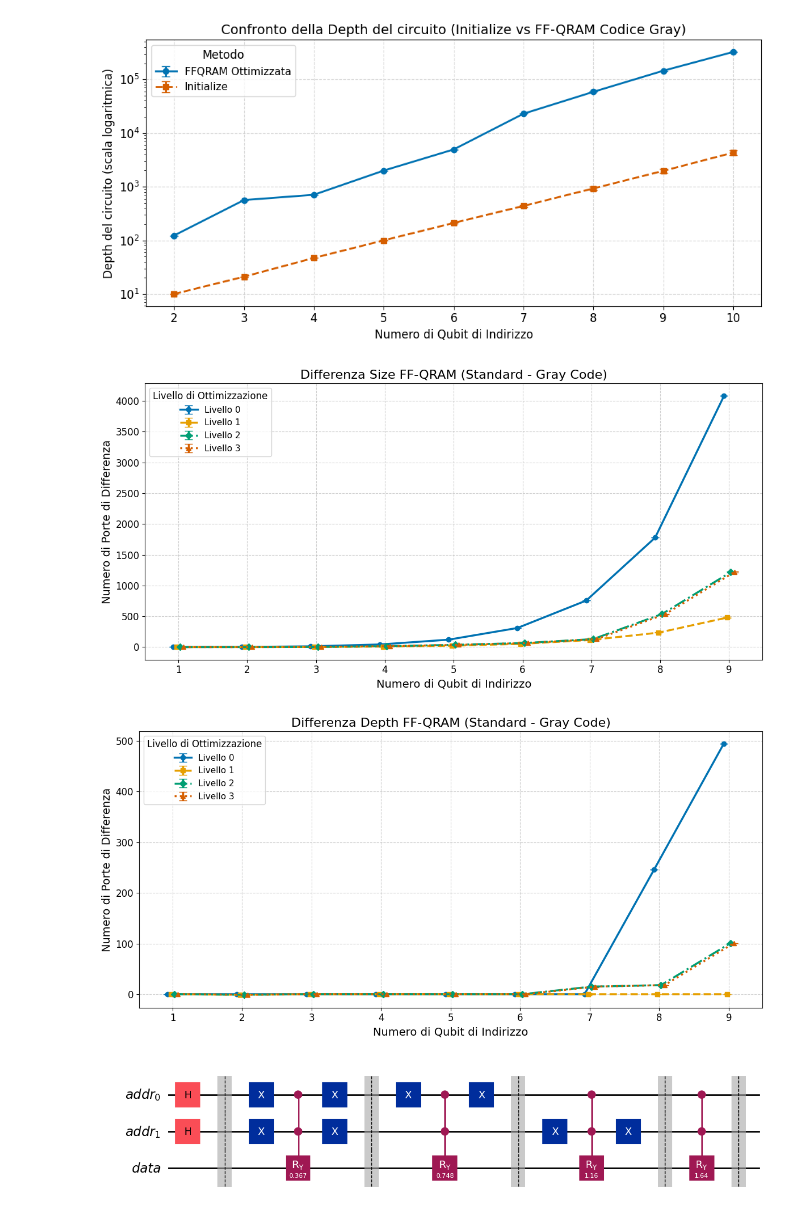
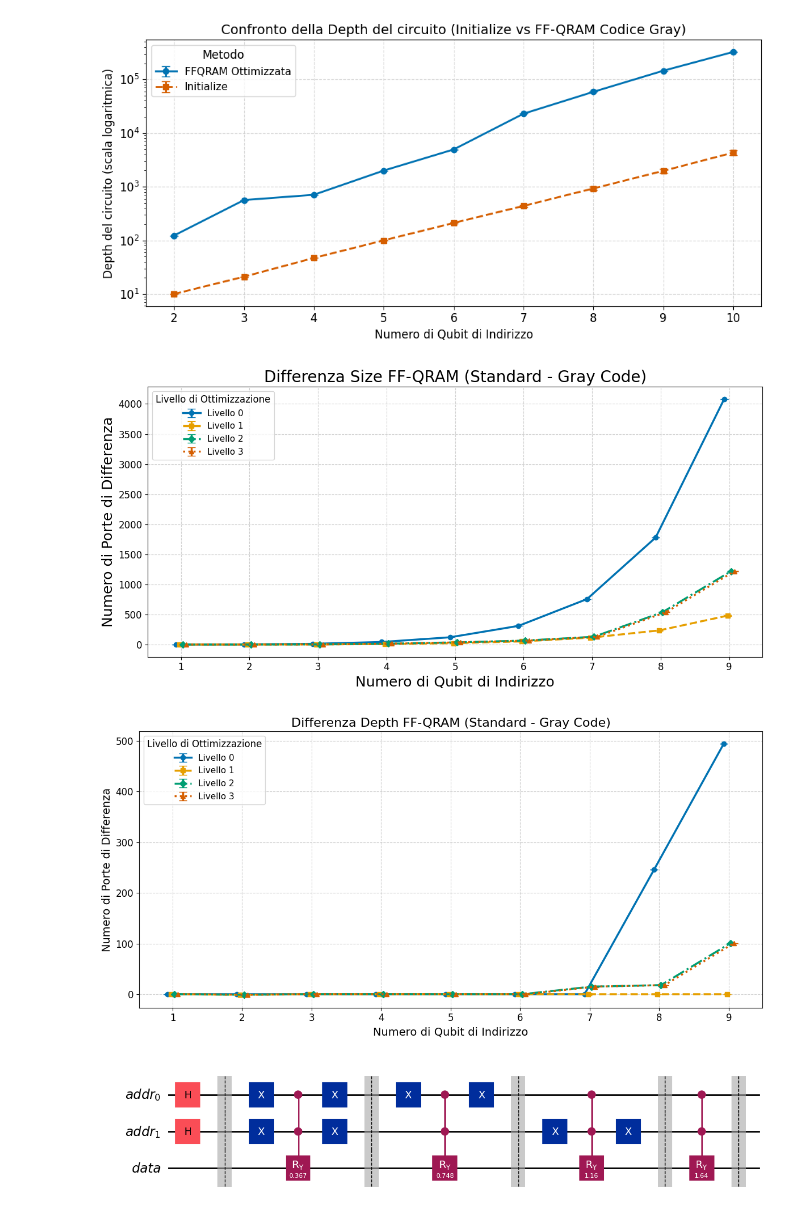
Before and after one commit to daviderossi11/quantum, a Jupyter notebook: quantum/main.ipynb, the cells around one changed output. Cells and saved outputs as stored; diff of their text form; code cells hidden in the pictures.

```diff
--- a/quantum/main.ipynb
+++ b/quantum/main.ipynb
@@ -1082,33 +1082,40 @@ from qiskit.providers.fake_provider import GenericBackendV2
 from qiskit.quantum_info import Statevector
 import numpy as np
 from matplotlib import pyplot as plt
+from numpy import arcsin
 
-
-n =3
-random_array = np.random.rand(2**n)
-normalized_array = random_array / np.linalg.norm(random_array)
+n=2
+random_array = [np.sqrt(0.05),np.sqrt(0.15), np.sqrt(0.35), np.sqrt(0.5)]
+normalized_array = random_array
 print(normalized_array)
+amplitudes = 2*arcsin(normalized_array)
+print(amplitudes)
 
 
 
 circuit, _ =create_ffqram_gc_circuit(n,random_array,0,True)
 
-init_gate = Initialize(normalized_array)
-print(init_gate.num_qubits)
-qc = QuantumCircuit(3)  # Match the number of qubits to the state size
-qc.append(init_gate, range(3))
+#init_gate = Initialize(normalized_array)
+#print(init_gate.num_qubits)
+#qc = QuantumCircuit(3)  # Match the number of qubits to the state size
+#qc.append(init_gate, range(2))
 
-sv=Statevector.from_instruction(qc)
+#sv=Statevector.from_instruction(qc)
 
 
 
-print("Isometries")
+#print("Isometries")
+#print(sv)
+
+#print("FFQRAM")
+sv=Statevector.from_instruction(circuit)
 print(sv)
 
-print("FFQRAM")
-sv=Statevector.from_instruction(circuit)
-
 #print(sv)
+sum=0
 for i in range(2**n,2**(n+1)):
     print(sv[i]*np.sqrt(2**n))
+    sum+=(sv[i]*np.sqrt(2**n))**2
+
+print(sum)
 # %% [output]
@@ -1878,9 +1880,9 @@ for opt in opt_levels:
                  linewidth=2.5, markersize=6, capsize=5,
                  color=colors[opt], label=f"Livello {opt}")
 
-plt.title("Differenza Size FF-QRAM (Standard - Gray Code)", fontsize=16)
-plt.xlabel("Numero di Qubit di Indirizzo", fontsize=14)
-plt.ylabel("Numero di Porte di Differenza", fontsize=14)
+plt.title("Differenza Size FF-QRAM (Standard - Gray Code)", fontsize=20)
+plt.xlabel("Numero di Qubit di Indirizzo", fontsize=18)
+plt.ylabel("Numero di Porte di Differenza", fontsize=18)
 plt.grid(True, linestyle="--", alpha=0.6)
 plt.legend(title="Livello di Ottimizzazione", loc="upper left", fontsize=11, title_fontsize=12)
 plt.tight_layout()
@@ -1891,34 +1893,34 @@ plt.figure(figsize=(12, 6))
 for opt in opt_levels:
     x_vals = [n + (opt - 1.5) * 0.05 for n in address_qubits]
     y_vals = []
     y_err = []
     for n in address_qubits:
         if n in data_by_opt[opt]:
             classic = data_by_opt[opt][n]["classic_depth_mean"]
             gray = data_by_opt[opt][n]["gray_depth_mean"]
             classic_std = data_by_opt[opt][n]["classic_depth_std"]
             gray_std = data_by_opt[opt][n]["gray_depth_std"]
 
             y_vals.append(classic - gray)
             y_err.append(np.sqrt(classic_std**2 + gray_std**2))
 
     plt.errorbar(x_vals, y_vals, yerr=y_err,
                  linestyle=linestyles[opt],
                  marker=markers[opt],
                  linewidth=2.5, markersize=6, capsize=5,
                  color=colors[opt], label=f"Livello {opt}")
 
 plt.title("Differenza Depth FF-QRAM (Standard - Gray Code)", fontsize=16)
 plt.xlabel("Numero di Qubit di Indirizzo", fontsize=14)
 plt.ylabel("Numero di Porte di Differenza", fontsize=14)
 plt.grid(True, linestyle="--", alpha=0.6)
 plt.legend(title="Livello di Ottimizzazione", loc="upper left", fontsize=11, title_fontsize=12)
 plt.tight_layout()
 plt.show()
 
 #
 # %% [output]
-[figure, old version]
+[figure, new version]
 [figure]
 # %%
 from qiskit import QuantumCircuit, QuantumRegister
```
Also changed, not shown: parts of 2 cells of this notebook, 1 other file.
